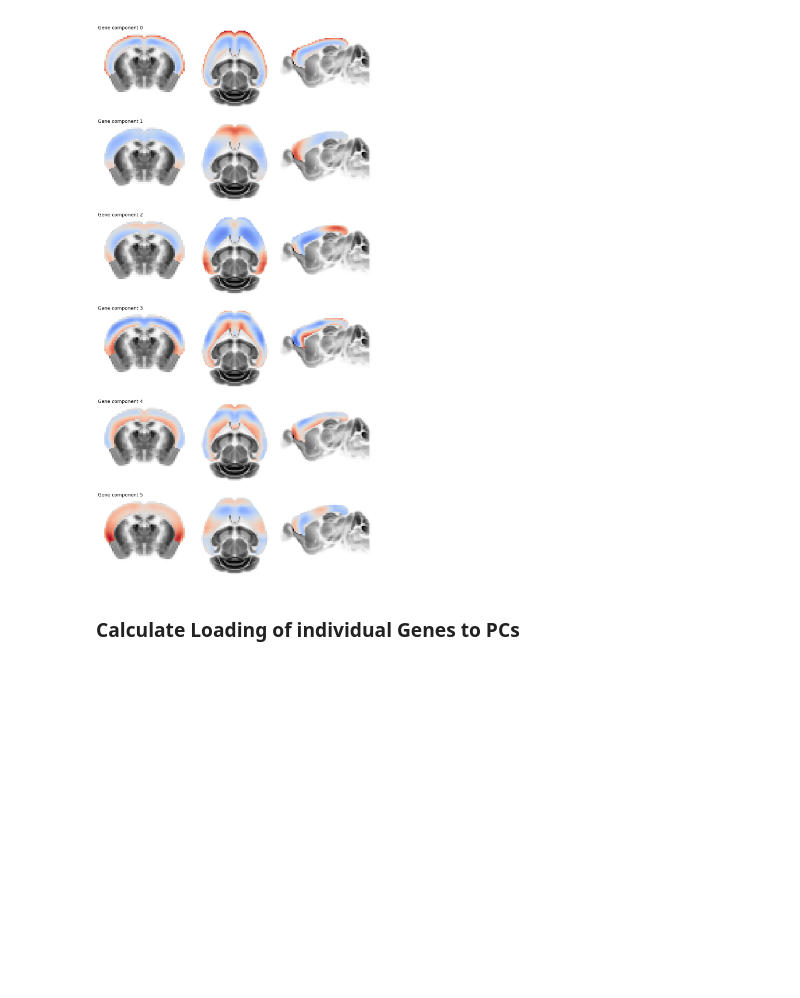
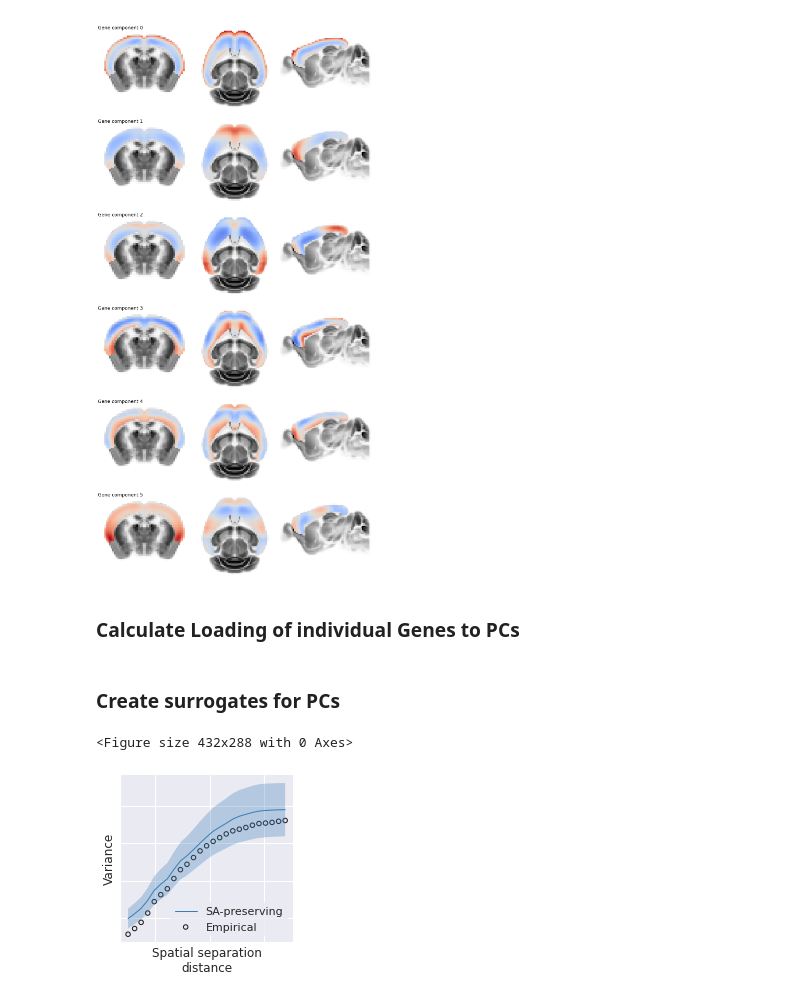
Before and after one commit to juhuntenburg/mouse_gradients, a Jupyter notebook: 06_Gene_expression.ipynb, the cells around one changed output. Cells and saved outputs as stored; diff of their text form; code cells hidden in the pictures; blank space fills up the shorter version.

```diff
--- a/06_Gene_expression.ipynb
+++ b/06_Gene_expression.ipynb
@@ -197,3 +199,19 @@ loading_df = pd.DataFrame(columns=['Entrez_ID', 'PC1', 'PC2', 'PC3', 'PC4', 'PC5
                           data=np.hstack((np.array(entrez[:,np.newaxis], dtype=np.int16), loading_matrix)))
 # %%
 loading_df.to_csv(data_dir + 'results/gene_expression/loading.csv')
+# %% [markdown]
+### Create surrogates for PCs
+# %%
+pcs = np.load(data_dir + 'results/gene_expression/pca_components.npy')[:,:6]
+# %%
+sns.set()
+fig = plt.figure()
+sampled_fit(pcs[:,0],
+            data_dir+"results/null_models/volume/distmat.npy",
+            data_dir+"results/null_models/volume/index.npy",
+            deltas=[0.1,0.2,0.3,0.4,0.5,0.6,0.7,0.8,0.9],
+            ns=100,
+            nsurr=100)
+# %% [output]
+<Figure size 432x288 with 0 Axes>
+[figure, added]
```
Also changed, not shown: parts of 3 cells of this notebook, 2 other files.
